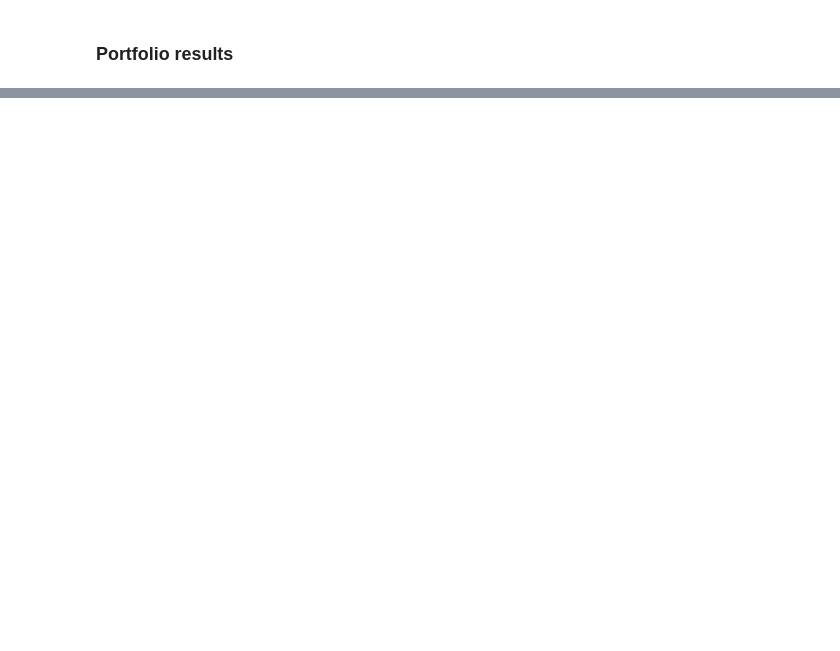
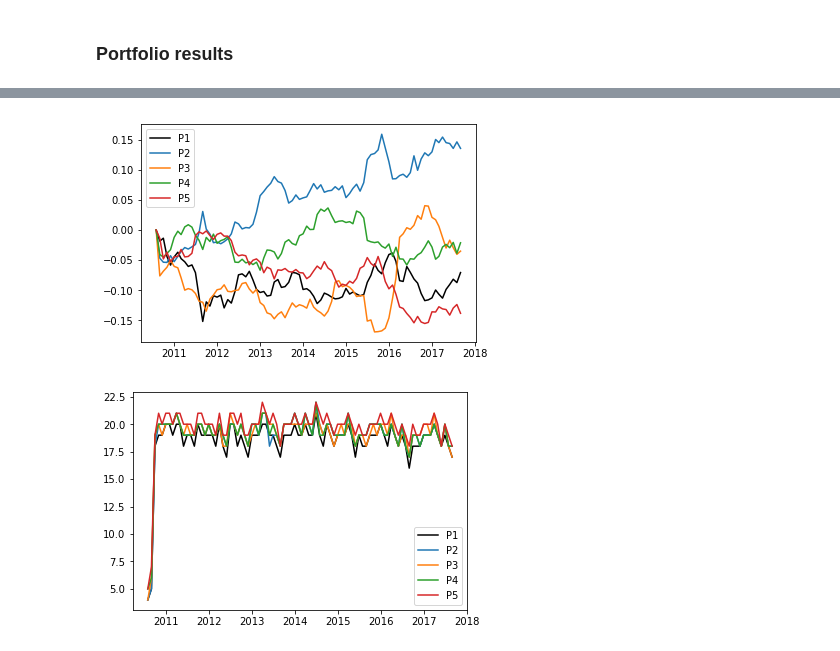
Before and after one commit to richardhitchens/w266_project, a Jupyter notebook: Fullset_NLP_1207_TS.ipynb, the cells around one changed output, grey strips where cells are left out. Drawn from its saved outputs; the diff is of its cells as text; code cells hidden in the pictures; blank space fills up the shorter version.

```diff
--- a/Fullset_NLP_1207_TS.ipynb
+++ b/Fullset_NLP_1207_TS.ipynb
@@ -3074,0 +2198,18 @@ def alpha_ideas_compare_two_dicts(files_path, results_path, result_file, dict1,
+# %%
+def scriptedness_finance_topic_pre_process_question_check(q):
+    tokenizer = RegexpTokenizer(r'\w+')  # This finds letters only and breaks things up at each non-letters character
+    porter_stemmer = PorterStemmer()
+    lower_q = q.lower()
+    clean_lower_q = remove_square_brackets(lower_q)
+    clean_q = clean_text(clean_lower_q)
+    tokens = tokenizer.tokenize(clean_q)
+    stopped_tokens = tokens # no stopping
+    stemmed_tokens = stemmer(stopped_tokens, porter_stemmer)
+    q_bow = dictionary.doc2bow(stemmed_tokens)
+    q_topic_probs = ldamodel.get_document_topics(q_bow, minimum_probability=0.0)
+    q_probs = [prob for topic, prob in q_topic_probs if topic in finance_topics]
+    if len(q_probs) == 0:
+        max_prob = 0
+    else:
+        max_prob = max(q_probs)
+    return max_prob
@@ -3074,0 +2298,6 @@ def alpha_ideas_compare_two_dicts(files_path, results_path, result_file, dict1,
+# %%
+with open("cosine_sim_results_finance_questions.txt", "w") as f:
+    f.write(json.dumps(finance_question_scriptedness_results))
+# %%
+with open("cosine_sim_results_finance_questions.txt", "r") as f:
+    finance_question_scriptedness_results_back = json.loads(f.read())
@@ -3074,0 +2324,6 @@ def alpha_ideas_compare_two_dicts(files_path, results_path, result_file, dict1,
+# %%
+# produce_portfolio_results(topic_sims_results_back, LIBRARY_PATH, num_portfolios=3, max_age=4)
+produce_portfolio_results(finance_question_scriptedness_results_back, LIBRARY_PATH, num_portfolios=3, max_age=4)
+# %% [output]
+[figure, added]
+[figure, added]
```
Also changed, not shown: parts of 41 cells of this notebook, 4 other files.
